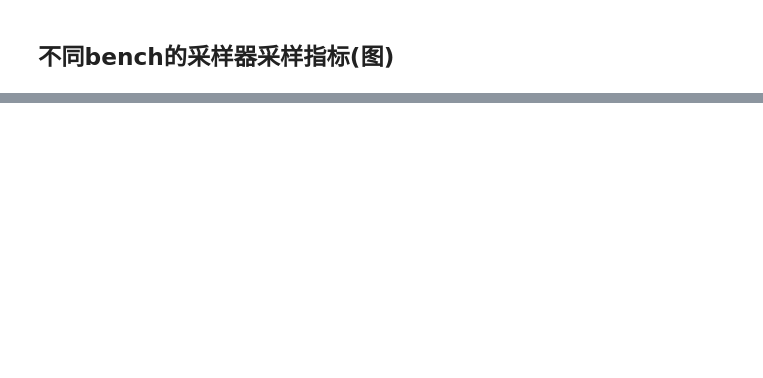
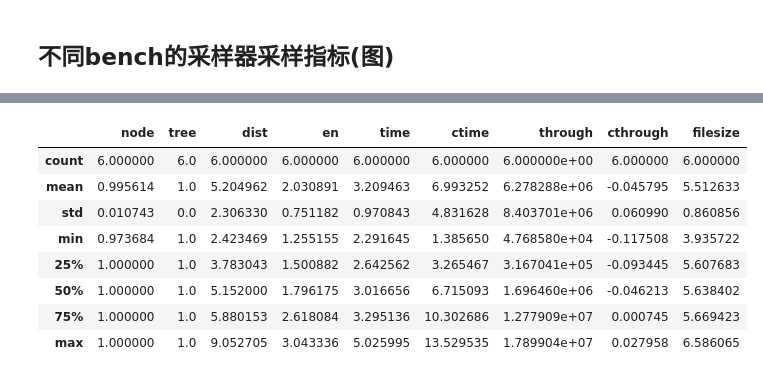
Before and after one commit to Ding-Flash/parse, a Jupyter notebook: 采样器性能指标图.ipynb, the cells around one changed output, grey strips where cells are left out. Saved outputs shown, nothing was run; the diff lists cells and outputs as text; code cells hidden in the pictures; blank space fills up the shorter version.

```diff
--- a/采样器性能指标图.ipynb
+++ b/采样器性能指标图.ipynb
@@ -49,0 +49,10 @@ sns.set(style="whitegrid")
+# %%
+temp = [merge_info(k,samplers) for k,v in data_path.items()]
+# %%
+benchs = pd.concat(temp)
+# %%
+# 注意wordcount有问题
+benchs = benchs.drop(columns=['sampler'])
+benchs['sampler'] = benchs.index
+# %%
+bump = benchs[benchs['sampler']=='bump']
@@ -49,0 +69,12 @@ sns.set(style="whitegrid")
+# %%
+bump.describe()
+# %% [output]
+|  | node | tree | dist | en | time | ctime | through | cthrough | filesize |
+| count | 6.000000 | 6.0 | 6.000000 | 6.000000 | 6.000000 | 6.000000 | 6.000000e+00 | 6.000000 | 6.000000 |
+| mean | 0.995614 | 1.0 | 5.204962 | 2.030891 | 3.209463 | 6.993252 | 6.278288e+06 | -0.045795 | 5.512633 |
+| std | 0.010743 | 0.0 | 2.306330 | 0.751182 | 0.970843 | 4.831628 | 8.403701e+06 | 0.060990 | 0.860856 |
+| min | 0.973684 | 1.0 | 2.423469 | 1.255155 | 2.291645 | 1.385650 | 4.768580e+04 | -0.117508 | 3.935722 |
+| 25% | 1.000000 | 1.0 | 3.783043 | 1.500882 | 2.642562 | 3.265467 | 3.167041e+05 | -0.093445 | 5.607683 |
+| 50% | 1.000000 | 1.0 | 5.152000 | 1.796175 | 3.016656 | 6.715093 | 1.696460e+06 | -0.046213 | 5.638402 |
+| 75% | 1.000000 | 1.0 | 5.880153 | 2.618084 | 3.295136 | 10.302686 | 1.277909e+07 | 0.000745 | 5.669423 |
+| max | 1.000000 | 1.0 | 9.052705 | 3.043336 | 5.025995 | 13.529535 | 1.789904e+07 | 0.027958 | 6.586065 |
```
Also changed, not shown: parts of 29 cells of this notebook, 8 other files.
